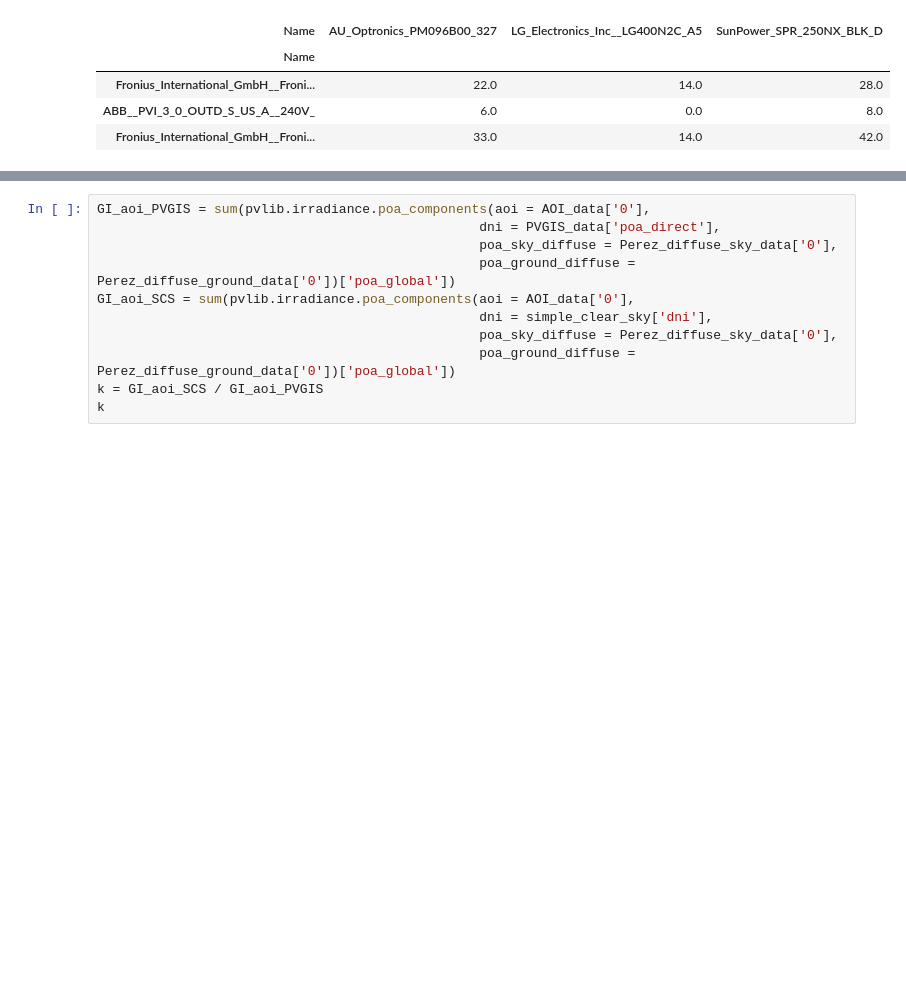
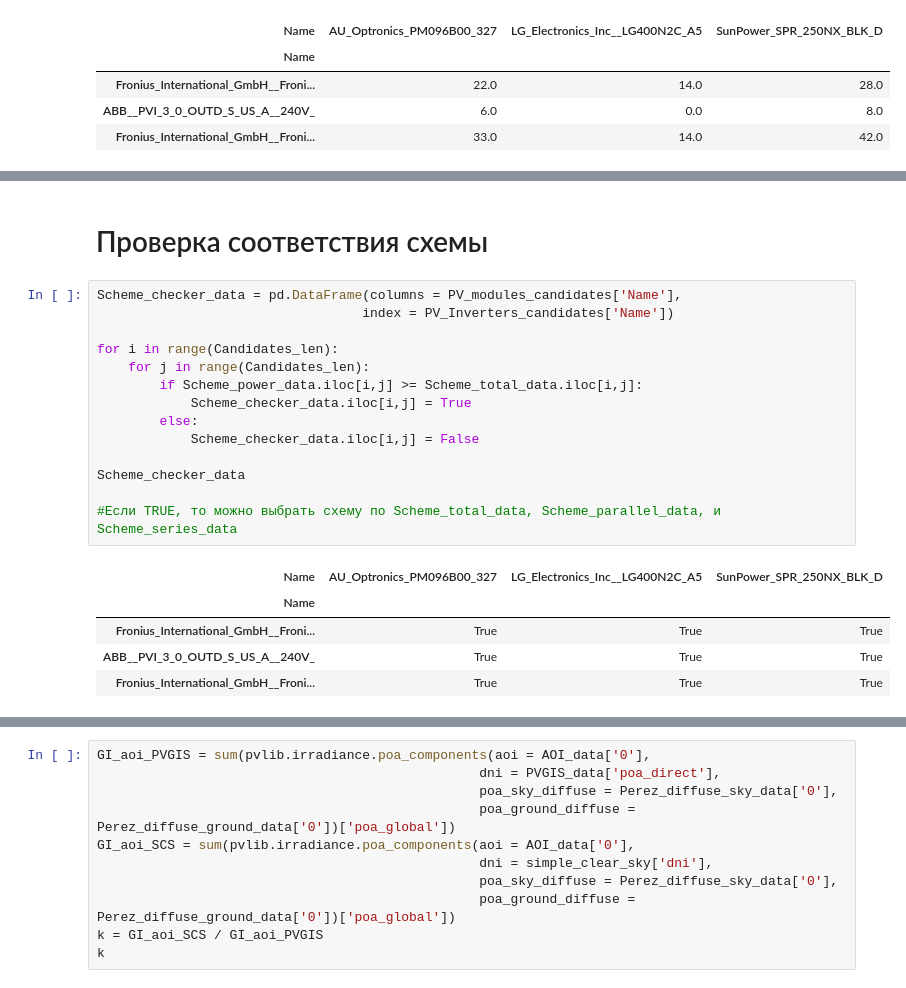
Before and after one commit to EeOneGramm/PVLIB_Grossevichi, a Jupyter notebook: Grossevichi_Kurs.ipynb, the cells around one changed output, grey strips where cells are left out. Cells and saved outputs as stored; diff of their text form; blank space fills up the shorter version.

```diff
--- a/Grossevichi_Kurs.ipynb
+++ b/Grossevichi_Kurs.ipynb
@@ -1086,0 +1124,22 @@ Scheme_total_data
+# %% [markdown]
+# Проверка соответствия схемы
+# %%
+Scheme_checker_data = pd.DataFrame(columns = PV_modules_candidates['Name'],
+                                  index = PV_Inverters_candidates['Name'])
+
+for i in range(Candidates_len):
+    for j in range(Candidates_len):
+        if Scheme_power_data.iloc[i,j] >= Scheme_total_data.iloc[i,j]:
+            Scheme_checker_data.iloc[i,j] = True
+        else:
+            Scheme_checker_data.iloc[i,j] = False
+
+Scheme_checker_data
+
+#Если TRUE, то можно выбрать схему по Scheme_total_data, Scheme_parallel_data, и Scheme_series_data
+# %% [output]
+| Name | AU_Optronics_PM096B00_327 | LG_Electronics_Inc__LG400N2C_A5 | SunPower_SPR_250NX_BLK_D |
+| Name |  |  |  |
+| Fronius_International_GmbH__Froni... | True | True | True |
+| ABB__PVI_3_0_OUTD_S_US_A__240V_ | True | True | True |
+| Fronius_International_GmbH__Froni... | True | True | True |
```
Also changed, not shown: parts of 6 cells of this notebook, 1 other file.
